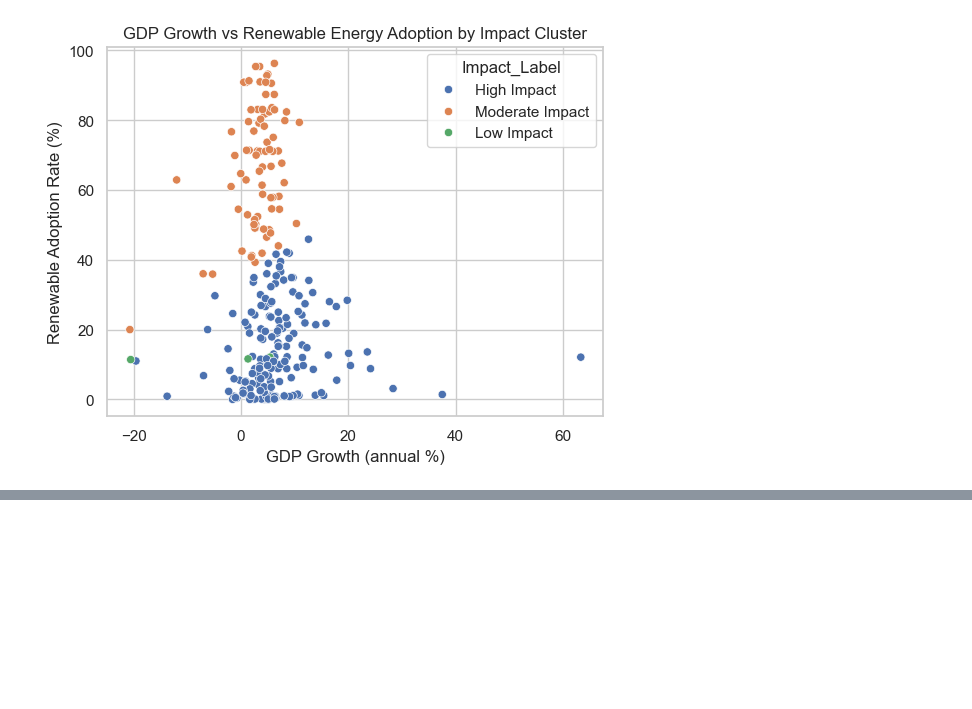
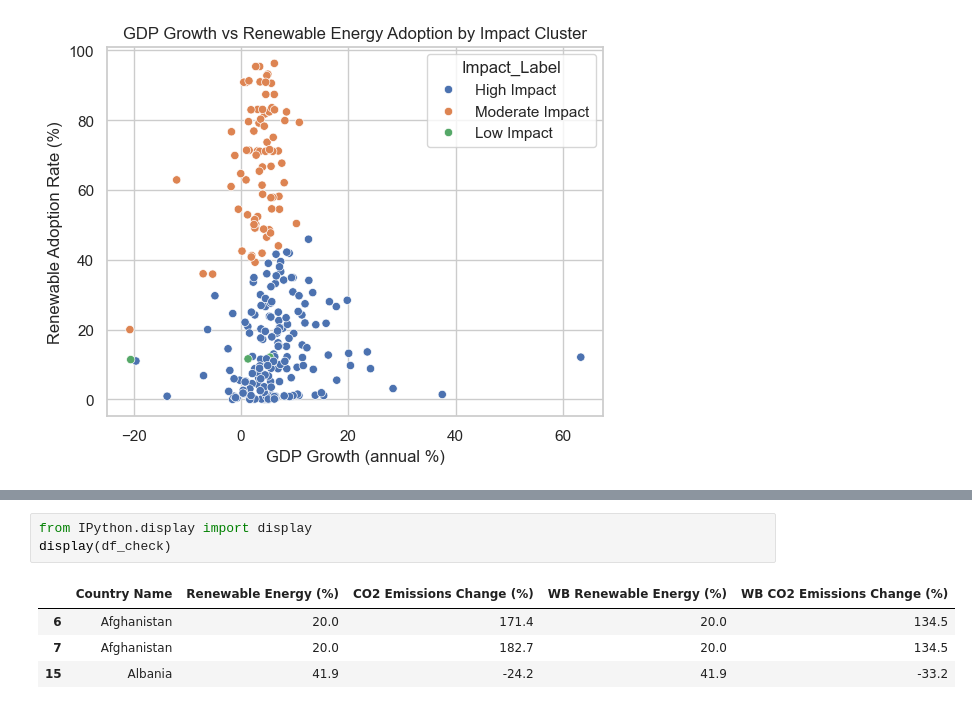
Before and after one commit to CSUN-MS-BANA/culminating-project-group-2, a Jupyter notebook: WEEK 7/ClassificationQues.ipynb, the cells around one changed output, grey strips where cells are left out. Saved outputs shown, nothing was run; the diff lists cells and outputs as text; blank space fills up the shorter version.

```diff
--- a/WEEK 7/ClassificationQues.ipynb
+++ b/WEEK 7/ClassificationQues.ipynb
@@ -1373,0 +1442,8 @@ They might be in the process of increasing clean energy usage or adjusting their
+# %%
+from IPython.display import display
+display(df_check)
+# %% [output]
+|  | Country Name | Renewable Energy (%) | CO2 Emissions Change (%) | WB Renewable Energy (%) | WB CO2 Emissions Change (%) |
+| 6 | Afghanistan | 20.0 | 171.4 | 20.0 | 134.5 |
+| 7 | Afghanistan | 20.0 | 182.7 | 20.0 | 134.5 |
+| 15 | Albania | 41.9 | -24.2 | 41.9 | -33.2 |
```
Also changed, not shown: parts of 13 cells of this notebook.
